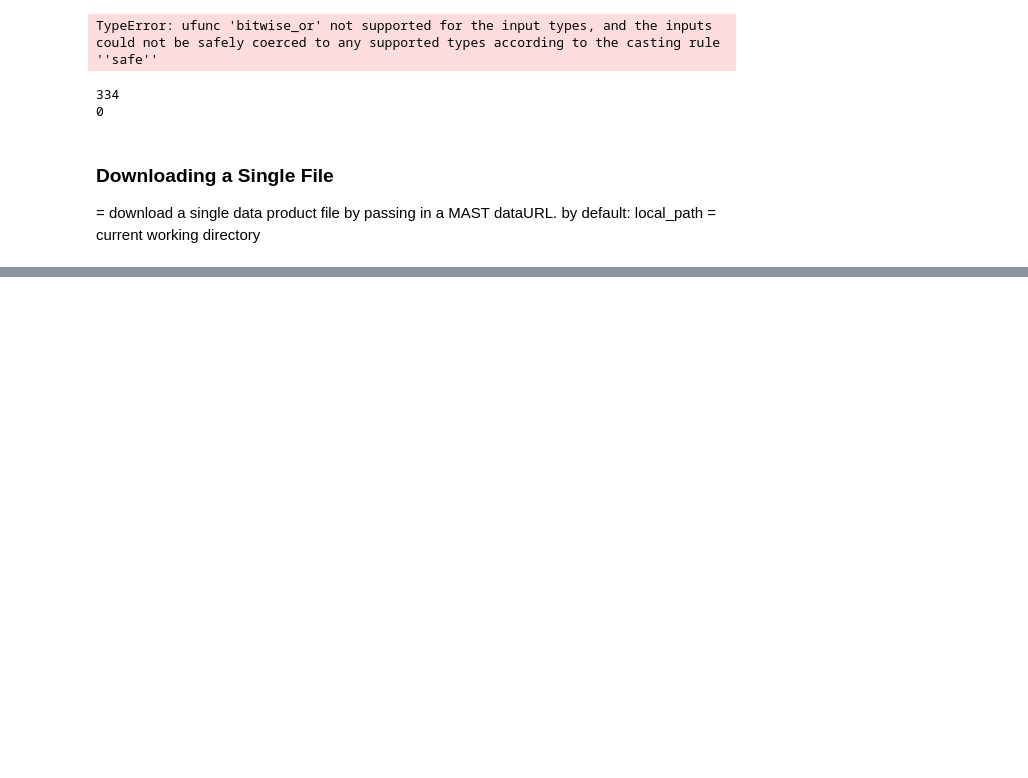
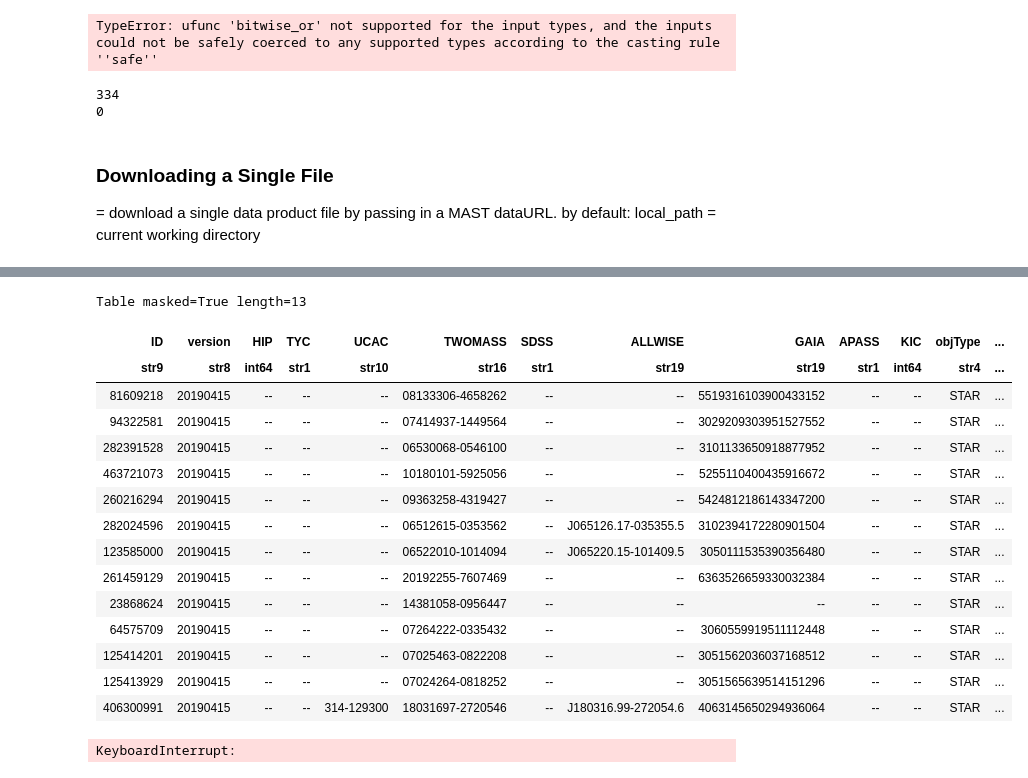
Before and after one commit to DerrickDDInAI/astro, a Jupyter notebook: core/tutorials/mast_query.ipynb, the cells around one changed output, grey strips where cells are left out. Cells and saved outputs as stored; diff of their text form; code cells hidden in the pictures; blank space fills up the shorter version.

```diff
--- a/core/tutorials/mast_query.ipynb
+++ b/core/tutorials/mast_query.ipynb
@@ -278,0 +380,27 @@ catalogs currently available:
+# %%
+from astroquery.mast import Catalogs
+
+catalog_data = Catalogs.query_criteria(catalog="Tic",Bmag=[30,50],objType="STAR")
+catalog_data
+# %% [output]
+Table masked=True length=13
+| ID | version | HIP | TYC | UCAC | TWOMASS | SDSS | ALLWISE | GAIA | APASS | KIC | objType | ... |
+| str9 | str8 | int64 | str1 | str10 | str16 | str1 | str19 | str19 | str1 | int64 | str4 | ... |
+| 81609218 | 20190415 | -- | -- | -- | 08133306-4658262 | -- | -- | 5519316103900433152 | -- | -- | STAR | ... |
+| 94322581 | 20190415 | -- | -- | -- | 07414937-1449564 | -- | -- | 3029209303951527552 | -- | -- | STAR | ... |
+| 282391528 | 20190415 | -- | -- | -- | 06530068-0546100 | -- | -- | 3101133650918877952 | -- | -- | STAR | ... |
+| 463721073 | 20190415 | -- | -- | -- | 10180101-5925056 | -- | -- | 5255110400435916672 | -- | -- | STAR | ... |
+| 260216294 | 20190415 | -- | -- | -- | 09363258-4319427 | -- | -- | 5424812186143347200 | -- | -- | STAR | ... |
+| 282024596 | 20190415 | -- | -- | -- | 06512615-0353562 | -- | J065126.17-035355.5 | 3102394172280901504 | -- | -- | STAR | ... |
+| 123585000 | 20190415 | -- | -- | -- | 06522010-1014094 | -- | J065220.15-101409.5 | 3050111535390356480 | -- | -- | STAR | ... |
+| 261459129 | 20190415 | -- | -- | -- | 20192255-7607469 | -- | -- | 6363526659330032384 | -- | -- | STAR | ... |
+| 23868624 | 20190415 | -- | -- | -- | 14381058-0956447 | -- | -- | -- | -- | -- | STAR | ... |
+| 64575709 | 20190415 | -- | -- | -- | 07264222-0335432 | -- | -- | 3060559919511112448 | -- | -- | STAR | ... |
+| 125414201 | 20190415 | -- | -- | -- | 07025463-0822208 | -- | -- | 3051562036037168512 | -- | -- | STAR | ... |
+| 125413929 | 20190415 | -- | -- | -- | 07024264-0818252 | -- | -- | 3051565639514151296 | -- | -- | STAR | ... |
+| 406300991 | 20190415 | -- | -- | 314-129300 | 18031697-2720546 | -- | J180316.99-272054.6 | 4063145650294936064 | -- | -- | STAR | ... |
+# %%
+catalog_data = Catalogs.query_criteria(catalog="Tic", Bmag=[20,50], objType="STAR", KIC="*")
+catalog_data[:20]
+# %% [output]
+KeyboardInterrupt:
```
Also changed, not shown: parts of 19 cells of this notebook, 2 other files.
